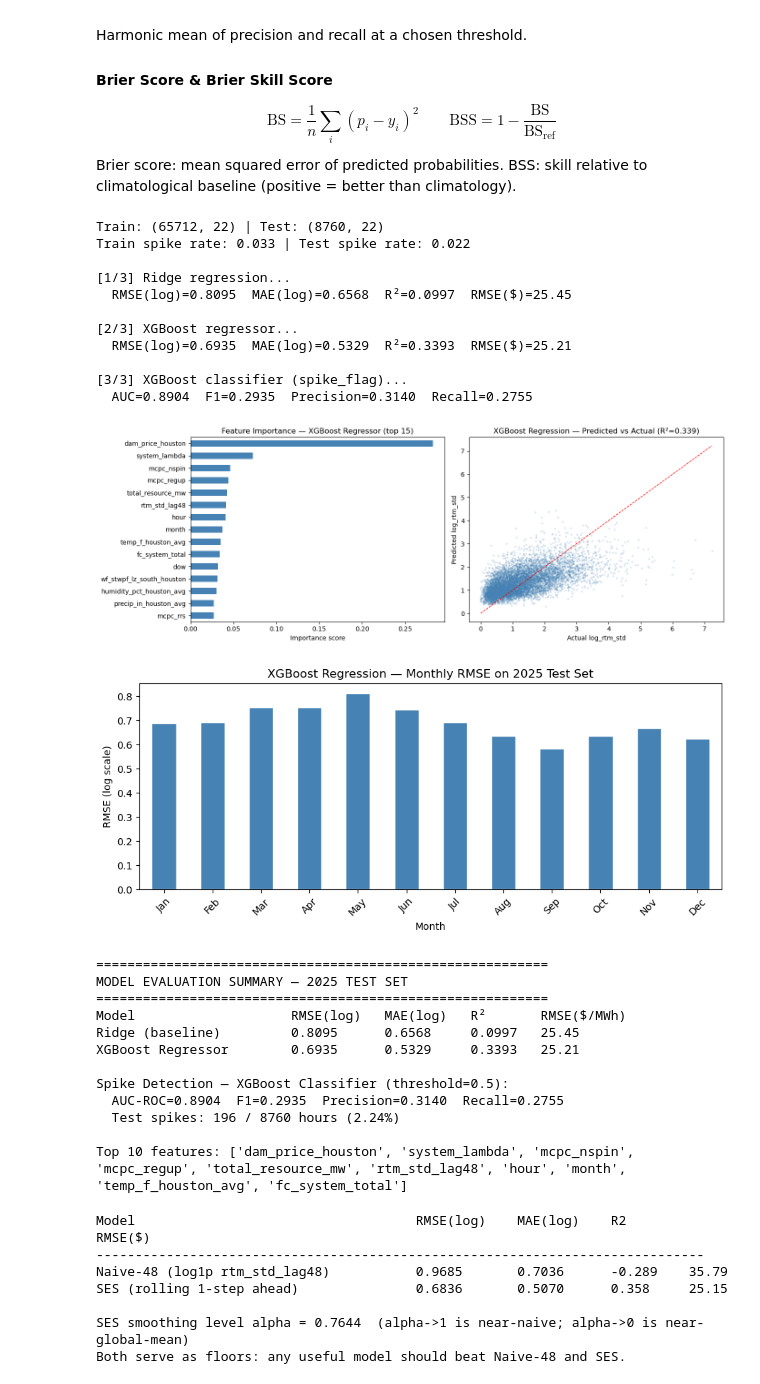
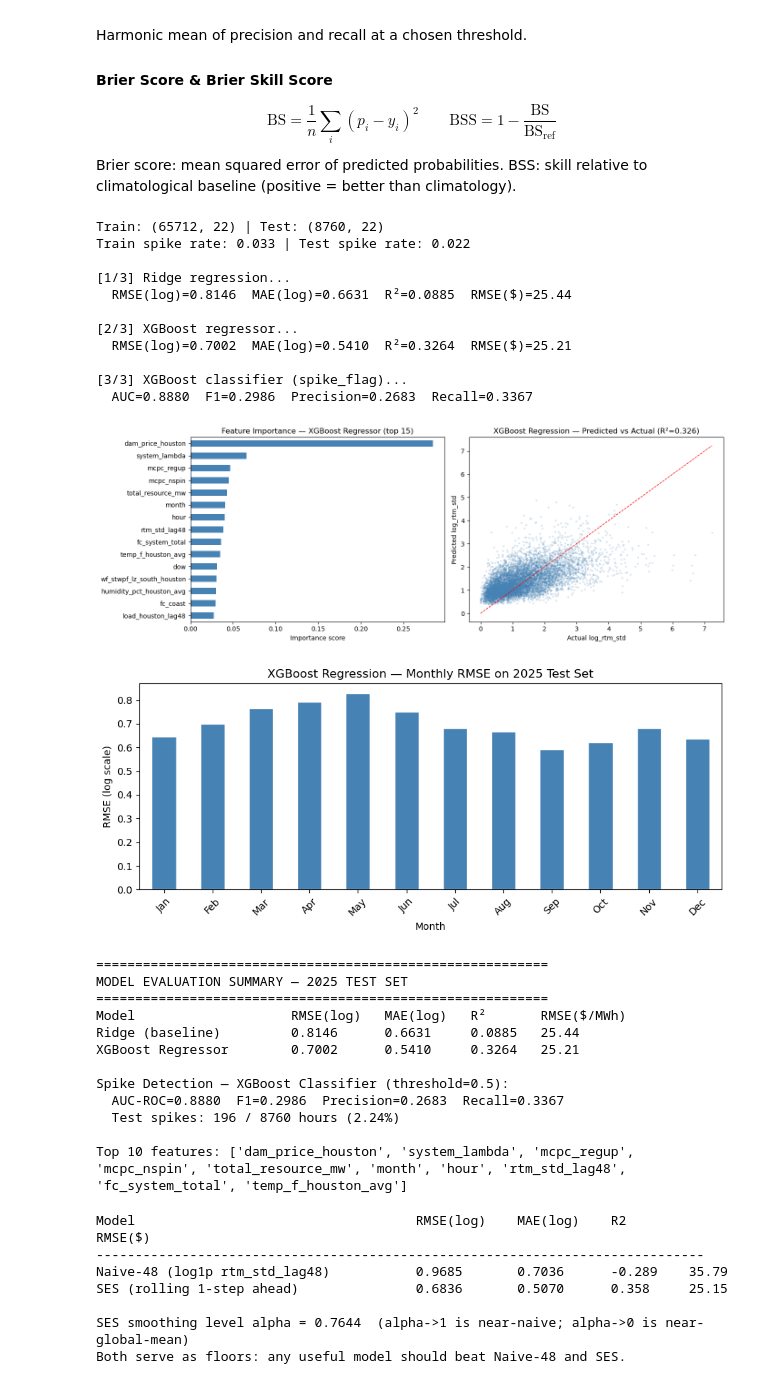
Before and after one commit to Erdos-Projects/spring-2026-electricity-TX, a Jupyter notebook: modeling.ipynb, the cells around one changed output. Cells and saved outputs as stored; diff of their text form; code cells hidden in the pictures.

```diff
--- a/modeling.ipynb
+++ b/modeling.ipynb
@@ -106,13 +106,14 @@ from sklearn.metrics import roc_auc_score, f1_score, precision_score, recall_sco
 import xgboost as xgb
 
 _PROC = Path('data/processed/ercot')
+Path('figures/modeling').mkdir(parents=True, exist_ok=True)
 
 train = pd.read_parquet(_PROC / 'train_features.parquet')
 test  = pd.read_parquet(_PROC / 'test_features.parquet')
 
 FEATURE_COLS = [
     'dam_price_houston', 'system_lambda',
-    'load_houston_d2', 'rtm_mean_lag48', 'rtm_std_lag48',
+    'load_houston_lag48', 'rtm_mean_lag48', 'rtm_std_lag48',
     'total_resource_mw',
     'wgrpp_lz_south_houston', 'wind_error_houston',
     'fc_system_total', 'fc_coast', 'wf_stwpf_lz_south_houston',
@@ -197,7 +198,7 @@ axes[1].set_xlabel('Actual log_rtm_std')
 axes[1].set_ylabel('Predicted log_rtm_std')
 axes[1].set_title(f'XGBoost Regression — Predicted vs Actual (R²={r2_xgb:.3f})')
 plt.tight_layout()
-plt.savefig(_PROC / 'figures/feature_importance.png', dpi=150)
+plt.savefig('figures/modeling/feature_importance.png', dpi=150)
 plt.show()
 
 # ── Monthly RMSE breakdown ─────────────────────────────────────────────────────
@@ -213,51 +214,51 @@ ax.set_xlabel('Month')
 ax.set_ylabel('RMSE (log scale)')
 ax.set_xticklabels(['Jan','Feb','Mar','Apr','May','Jun','Jul','Aug','Sep','Oct','Nov','Dec'], rotation=45)
 plt.tight_layout()
-plt.savefig(_PROC / 'figures/model_evaluation.png', dpi=150)
+plt.savefig('figures/modeling/model_evaluation.png', dpi=150)
 plt.show()
 
 # ── Save models ────────────────────────────────────────────────────────────────
 with open(_PROC / 'model_ridge.pkl', 'wb') as f: pickle.dump(ridge, f)
 with open(_PROC / 'model_xgb_reg.pkl', 'wb') as f: pickle.dump(xgb_reg, f)
 with open(_PROC / 'model_xgb_clf.pkl', 'wb') as f: pickle.dump(xgb_clf, f)
 
 # ── Summary ────────────────────────────────────────────────────────────────────
 print(f"\n{'='*58}")
 print("MODEL EVALUATION SUMMARY — 2025 TEST SET")
 print(f"{'='*58}")
 print(f"{'Model':<24} {'RMSE(log)':<11} {'MAE(log)':<10} {'R²':<8} {'RMSE($/MWh)'}")
 print(f"{'Ridge (baseline)':<24} {rmse_ridge:<11.4f} {mae_ridge:<10.4f} {r2_ridge:<8.4f} {rmse_ridge_orig:.2f}")
 print(f"{'XGBoost Regressor':<24} {rmse_xgb:<11.4f} {mae_xgb:<10.4f} {r2_xgb:<8.4f} {rmse_xgb_orig:.2f}")
 print(f"\nSpike Detection — XGBoost Classifier (threshold=0.5):")
 print(f"  AUC-ROC={auc:.4f}  F1={f1:.4f}  Precision={prec:.4f}  Recall={rec:.4f}")
 print(f"  Test spikes: {y_clf_test.sum()} / {len(y_clf_test)} hours ({y_clf_test.mean():.2%})")
 print(f"\nTop 10 features: {list(fi.head(10).index)}")
 # %% [output]
 Train: (65712, 22) | Test: (8760, 22)
 Train spike rate: 0.033 | Test spike rate: 0.022
 
 [1/3] Ridge regression...
-  RMSE(log)=0.8095  MAE(log)=0.6568  R²=0.0997  RMSE($)=25.45
+  RMSE(log)=0.8146  MAE(log)=0.6631  R²=0.0885  RMSE($)=25.44
 
 [2/3] XGBoost regressor...
-  RMSE(log)=0.6935  MAE(log)=0.5329  R²=0.3393  RMSE($)=25.21
+  RMSE(log)=0.7002  MAE(log)=0.5410  R²=0.3264  RMSE($)=25.21
 
 [3/3] XGBoost classifier (spike_flag)...
-  AUC=0.8904  F1=0.2935  Precision=0.3140  Recall=0.2755
+  AUC=0.8880  F1=0.2986  Precision=0.2683  Recall=0.3367
-[figure, old version]
+[figure, new version]
-[figure, old version]
+[figure, new version]
 ==========================================================
 MODEL EVALUATION SUMMARY — 2025 TEST SET
 ==========================================================
 Model                    RMSE(log)   MAE(log)   R²       RMSE($/MWh)
-Ridge (baseline)         0.8095      0.6568     0.0997   25.45
-XGBoost Regressor        0.6935      0.5329     0.3393   25.21
+Ridge (baseline)         0.8146      0.6631     0.0885   25.44
+XGBoost Regressor        0.7002      0.5410     0.3264   25.21
 
 Spike Detection — XGBoost Classifier (threshold=0.5):
-  AUC-ROC=0.8904  F1=0.2935  Precision=0.3140  Recall=0.2755
+  AUC-ROC=0.8880  F1=0.2986  Precision=0.2683  Recall=0.3367
   Test spikes: 196 / 8760 hours (2.24%)
 
-Top 10 features: ['dam_price_houston', 'system_lambda', 'mcpc_nspin', 'mcpc_regup', 'total_resource_mw', 'rtm_std_lag48', 'hour', 'month', 'temp_f_houston_avg', 'fc_system_total']
+Top 10 features: ['dam_price_houston', 'system_lambda', 'mcpc_regup', 'mcpc_nspin', 'total_resource_mw', 'month', 'hour', 'rtm_std_lag48', 'fc_system_total', 'temp_f_houston_avg']
 # %%
 
 # ── Section 6.2 — Additional Baselines: Naive-48 and Simple Exponential Smoothing ──
```
Also changed, not shown: parts of 36 cells of this notebook, 3 other files.
